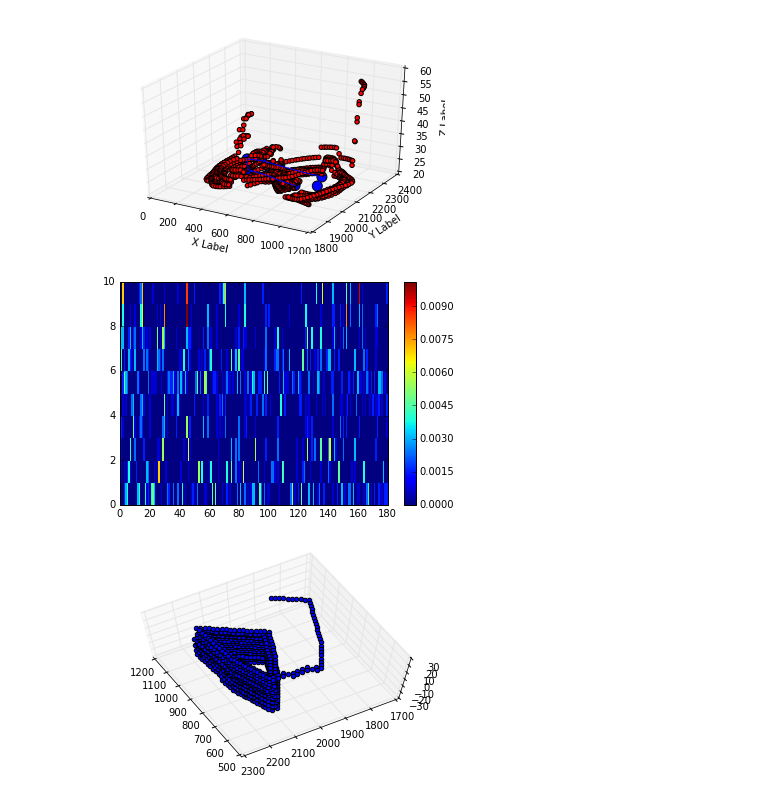
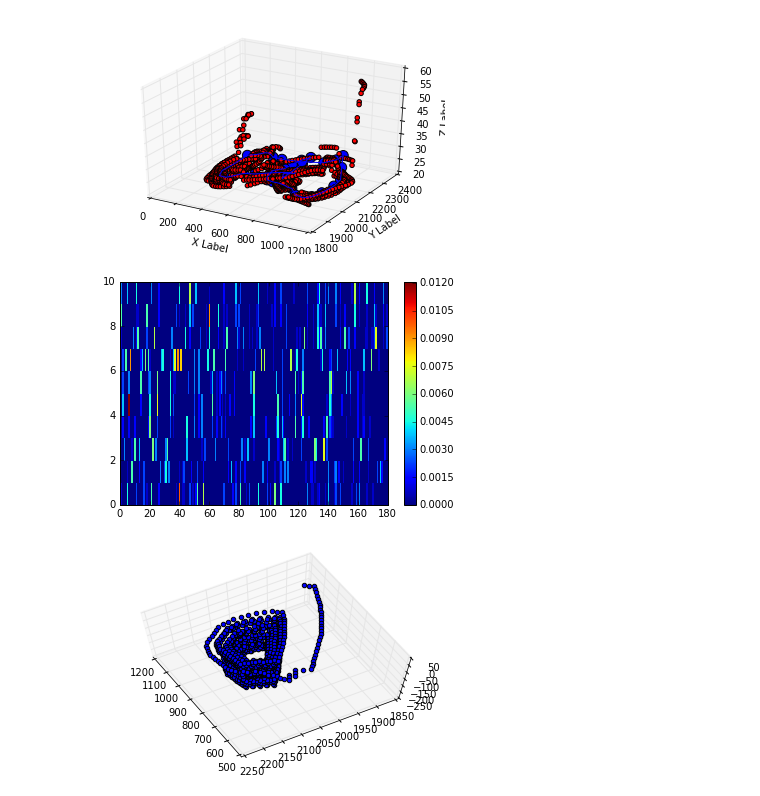
Before and after one commit to liyakun/GameAI, a Jupyter notebook: project03/src/traj.ipynb, the cells around one changed output. Saved outputs shown, nothing was run; the diff lists cells and outputs as text; code cells hidden in the pictures.

```diff
--- a/project03/src/traj.ipynb
+++ b/project03/src/traj.ipynb
@@ -95,7 +95,7 @@ def calculate_probabilities(coords, activities, labels, states):
         act_clusters.append(np.argmin([np.linalg.norm(coord - s) for s in states]))
     #let's assume that states are true
 
-    probability_table = np.zeros((n_states, n_clusters))
+    probability_table = np.zeros((len(states), n_clusters))
     for i in range(len(coords) - 1):
         curr_c = act_clusters[i]
         curr_r = labels[i]
@@ -108,17 +108,24 @@ def plot_probs(probs):
     plt.colorbar()
     plt.show()
 # %%
-def generate_trajectory(coords, actions, states, labels, probs, centers):
+def generate_trajectory(coords, actions, states, labels, probs, centers, type='max'):
     curr_ind = 0
     #curr_ind = np.random.randint(len(coords))
     generated_traj = [coords[curr_ind]]
     for i in range(len(coords)):
         curr_pt = generated_traj[i]
         closest_state = np.argmin([np.linalg.norm(curr_pt - s) for s in states])
-        action_cluster_ind = np.argmax(probs[closest_state]) #TODO check if we do correct
+
+        if type=='max':
+            action_cluster_ind = np.argmax(probs[closest_state]) #TODO check if we do correct
+            generated_traj.append(curr_pt+centers[action_cluster_ind])
+        else:
+            pr = probs[closest_state] / sum(probs[closest_state])
+            mvmt = centers[np.random.choice(len(centers), p=pr)]
+            generated_traj.append(curr_pt+mvmt)
+
         #possible_actions = actions[labels==action_cluster_ind]
         #generated_traj.append(curr_pt+np.mean(possible_actions, axis=0))
-        generated_traj.append(curr_pt+centers[action_cluster_ind])
         #generated_traj.append(curr_pt+possible_actions[np.random.randint(len(possible_actions))])
 
     return generated_traj
@@ -146,13 +153,13 @@ plot_3d(traj1)
 # %%
 coords2, actions2, labels2, centers2 = load_and_process_data('q3dm1-path2.csv')
-states2 = SOM(coords2, n_states, coords2.shape[0], 100)
+states2 = SOM(coords2, n_states*5, coords2.shape[0], 300)
 # %% [output]
-[figure, old version]
+[figure, new version]
 # %%
 probs2 = calculate_probabilities(coords2, actions2, labels2, states2)
 plot_probs(probs1)
-traj2 = generate_trajectory(coords2, actions2, states2, labels2, probs2, centers2)
+traj2 = generate_trajectory(coords2, actions2, states2, labels2, probs2, centers2, 'max')
 plot_3d(traj2)
 # %% [output]
-[figure, old version]
+[figure, new version]
-[figure, old version]
+[figure, new version]
```
Also changed, not shown: parts of 3 cells of this notebook.
